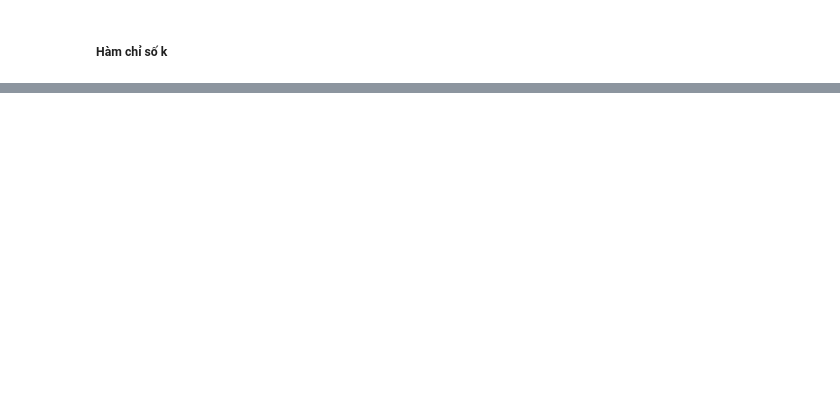
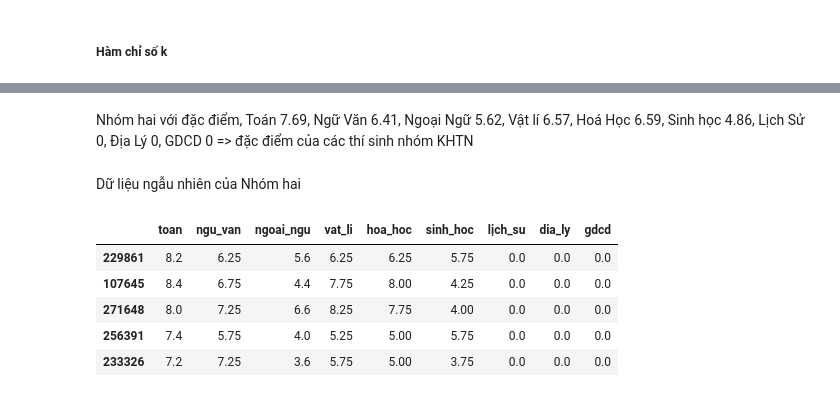
Before and after one commit to ntp-shin/Introduction_to_Data_Science, a Jupyter notebook: 4.1_Predict-Kmeans.ipynb, the cells around one changed output, grey strips where cells are left out. Cells and saved outputs as stored; diff of their text form; code cells hidden in the pictures; blank space fills up the shorter version.

```diff
--- a/4.1_Predict-Kmeans.ipynb
+++ b/4.1_Predict-Kmeans.ipynb
@@ -499,0 +226,13 @@ Biểu đồ chia làm 3 cụm:
+# %% [markdown]
+Nhóm hai với đặc điểm, Toán 7.69, Ngữ Văn 6.41, Ngoại Ngữ 5.62, Vật lí 6.57, Hoá Học 6.59, Sinh học 4.86, Lịch Sử 0, Địa Lý 0, GDCD 0 => đặc điểm của các thí sinh nhóm KHTN
+# %% [markdown]
+Dữ liệu ngẫu nhiên của Nhóm hai
+# %%
+X1.head()
+# %% [output]
+|  | toan | ngu_van | ngoai_ngu | vat_li | hoa_hoc | sinh_hoc | lịch_su | dia_ly | gdcd |
+| 229861 | 8.2 | 6.25 | 5.6 | 6.25 | 6.25 | 5.75 | 0.0 | 0.0 | 0.0 |
+| 107645 | 8.4 | 6.75 | 4.4 | 7.75 | 8.00 | 4.25 | 0.0 | 0.0 | 0.0 |
+| 271648 | 8.0 | 7.25 | 6.6 | 8.25 | 7.75 | 4.00 | 0.0 | 0.0 | 0.0 |
+| 256391 | 7.4 | 5.75 | 4.0 | 5.25 | 5.00 | 5.75 | 0.0 | 0.0 | 0.0 |
+| 233326 | 7.2 | 7.25 | 3.6 | 5.75 | 5.00 | 3.75 | 0.0 | 0.0 | 0.0 |
```
Also changed, not shown: parts of 92 cells of this notebook.
